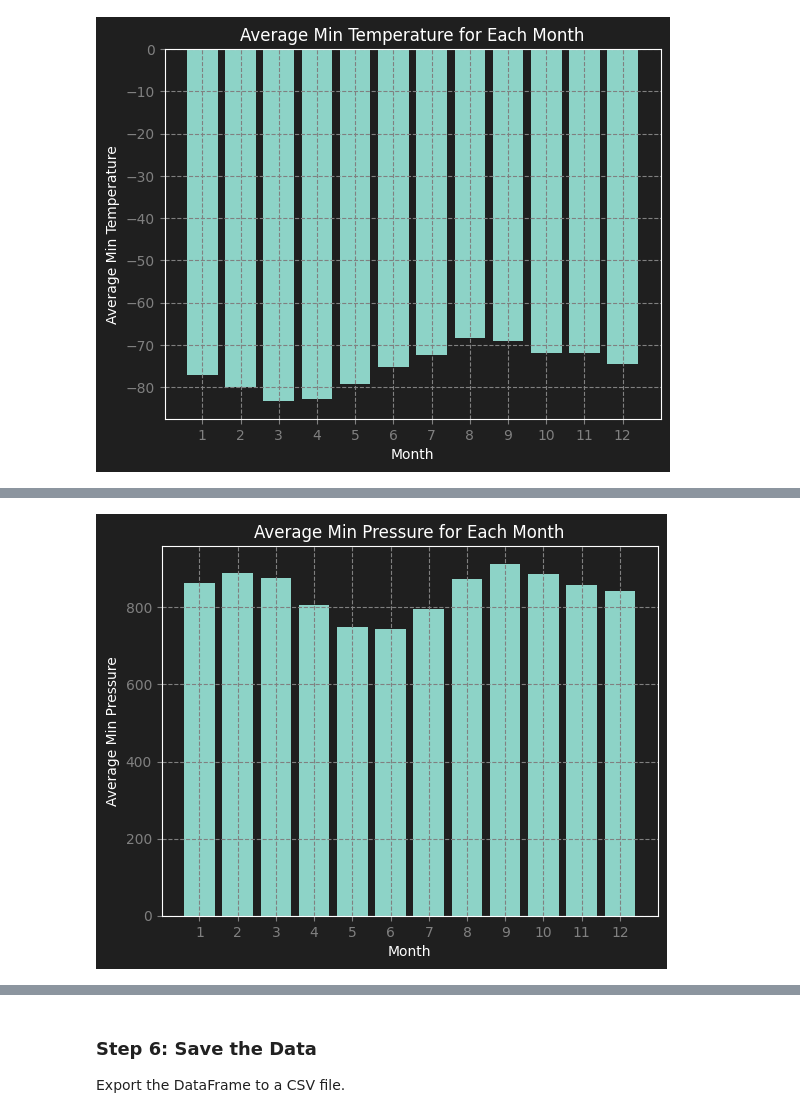
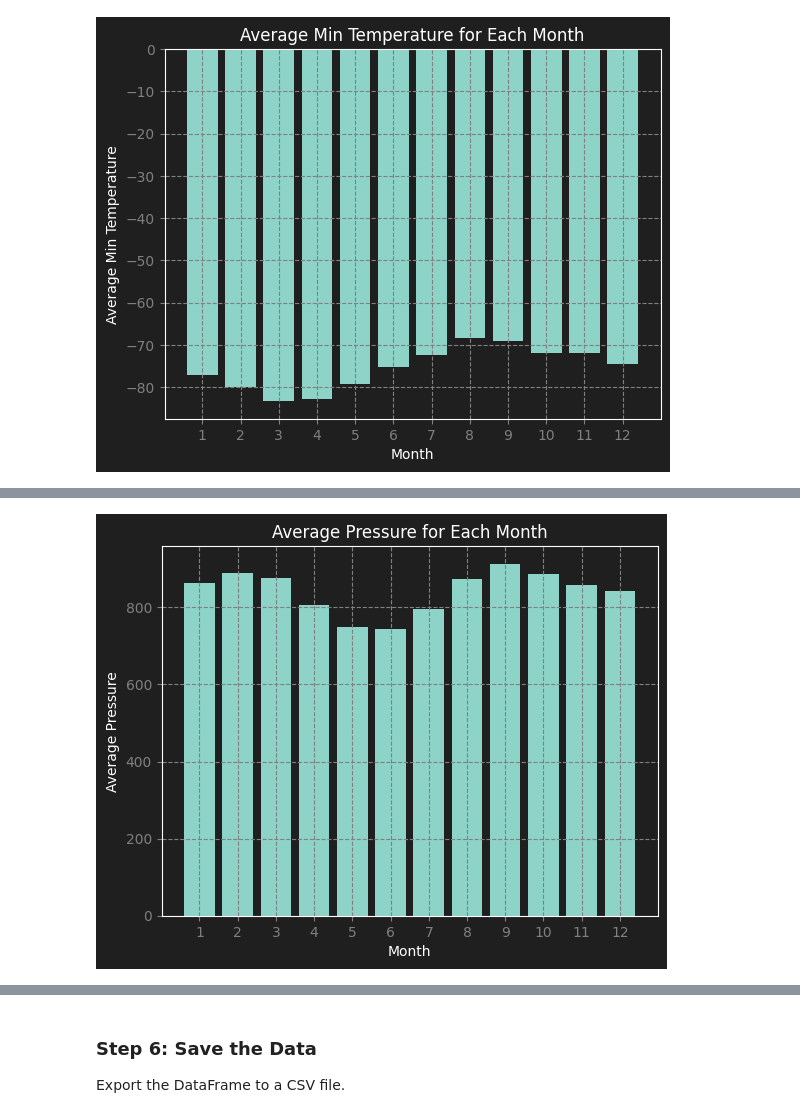
Before and after one commit to RickGrimesCodes/Module-11-Challenge, a Jupyter notebook: part_2_mars_weather.ipynb, the cells around one changed output, grey strips where cells are left out. Saved outputs shown, nothing was run; the diff lists cells and outputs as text; code cells hidden in the pictures.

```diff
--- a/part_2_mars_weather.ipynb
+++ b/part_2_mars_weather.ipynb
@@ -213,13 +221,13 @@ Name: pressure, dtype: float64
 # %%
 # Plot the average pressure by month
 plt.bar(avgPressureMonth.index, avgPressureMonth.values)
 plt.xlabel('Month')
-plt.ylabel('Average Min Pressure')
-plt.title('Average Min Pressure for Each Month')
+plt.ylabel('Average Pressure')
+plt.title('Average Pressure for Each Month')
 plt.xticks(range(1,13))
 plt.grid(True, linestyle='--')
 plt.show()
 # %% [output]
-[figure, old version]
+[figure, new version]
 # %%
 # Identify the lowest and highest pressure months in Curiosity's location by sorting the previous graph
```
Also changed, not shown: parts of 10 cells of this notebook, 1 other file.
